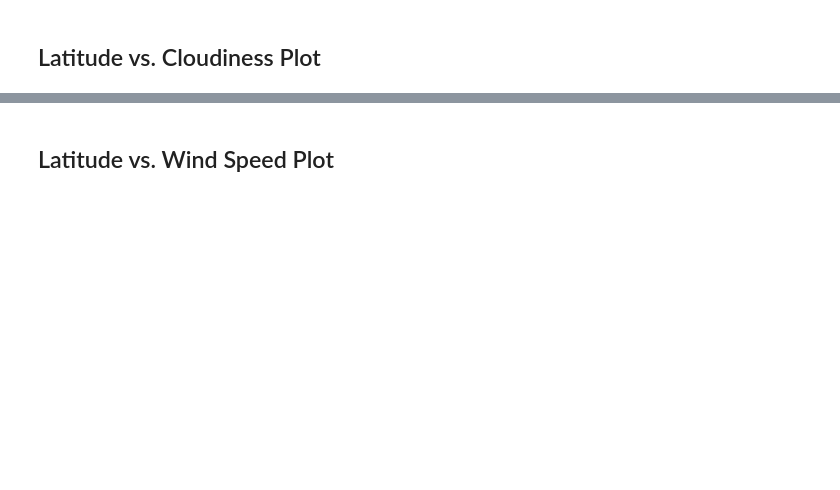
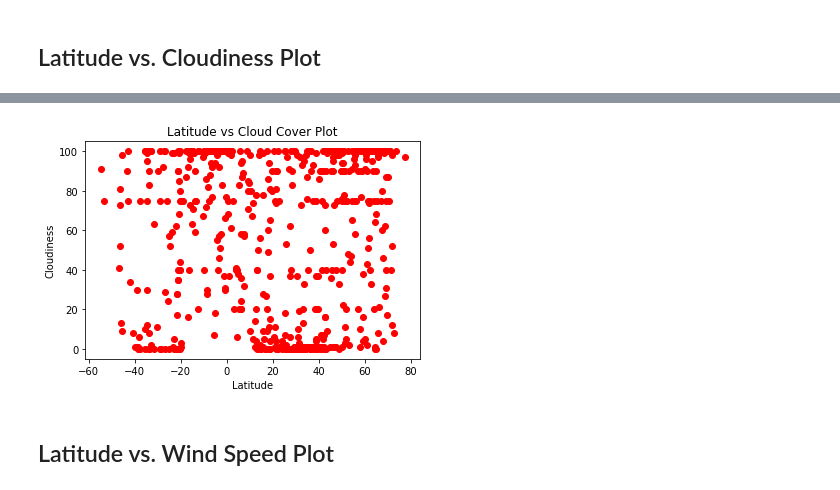
Before and after one commit to pemenalo/python-api-challenge, a Jupyter notebook: WeatherPy/WeatherPy.ipynb, the cells around one changed output, grey strips where cells are left out. Drawn from its saved outputs; the diff is of its cells as text; code cells hidden in the pictures; blank space fills up the shorter version.

```diff
--- a/WeatherPy/WeatherPy.ipynb
+++ b/WeatherPy/WeatherPy.ipynb
@@ -147,2 +204,12 @@ Int64Index([], dtype='int64')
+# %%
+x_values = weather_data_df['Lat']
+y_values = weather_data_df['Cloud Cvr']
+plt.scatter(x_values,y_values, color='red')
+plt.xlabel('Latitude')
+plt.ylabel('Cloudiness')
+plt.title('Latitude vs Cloud Cover Plot')
+plt.show()
+# %% [output]
+[figure, added]
 # %% [markdown]
 ## Latitude vs. Wind Speed Plot
```
Also changed, not shown: parts of 44 cells of this notebook, 3 other files.
